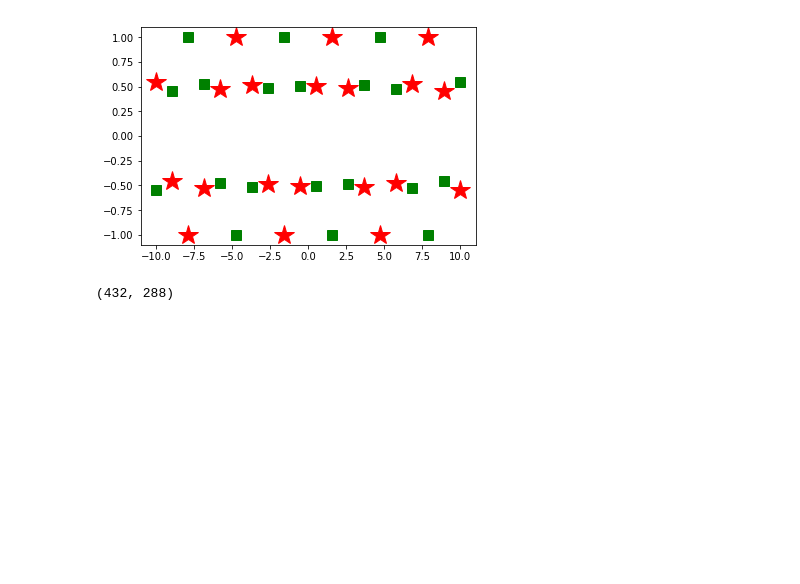
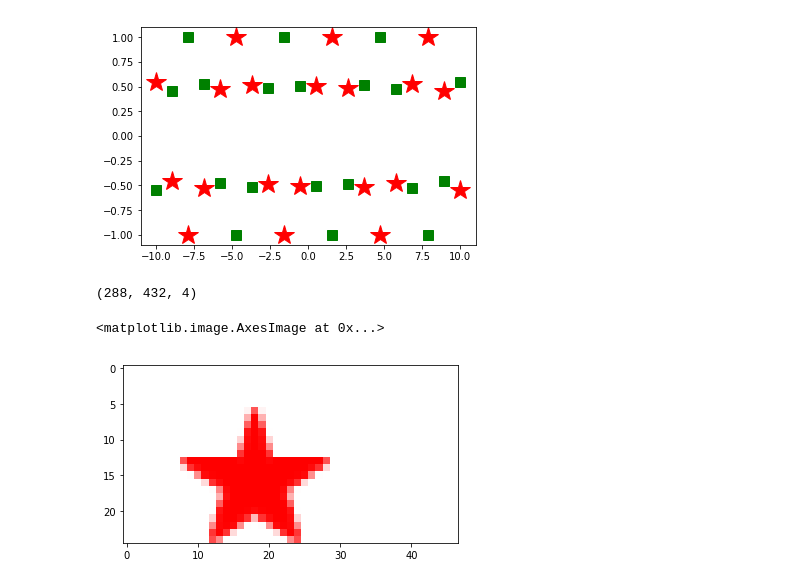
Before and after one commit to automeris-io/WebPlotDigitizer, a Jupyter notebook: research/data_points.ipynb, the cells around one changed output. Saved outputs shown, nothing was run; the diff lists cells and outputs as text; code cells hidden in the pictures; blank space fills up the shorter version.

```diff
--- a/research/data_points.ipynb
+++ b/research/data_points.ipynb
@@ -19,4 +20,4 @@ img = Image.open("images/markers.png")
 # %%
-img.size
+img.shape
 # %% [output]
-(432, 288)
+(288, 432, 4)
@@ -24,0 +24,7 @@ cropped = img.crop((star_bounding_box[0][0], star_bounding_box[0][1], star_bound
+# %%
+star_bounding_box = [(179,226),(214,251)]
+cropped = img[star_bounding_box[0][1]:star_bounding_box[1][1], star_bounding_box[0][0]:star_bounding_box[0][1], :]
+plt.imshow(cropped)
+# %% [output]
+<matplotlib.image.AxesImage at 0x...>
+[figure, added]
```
Also changed, not shown: parts of 14 cells of this notebook.
